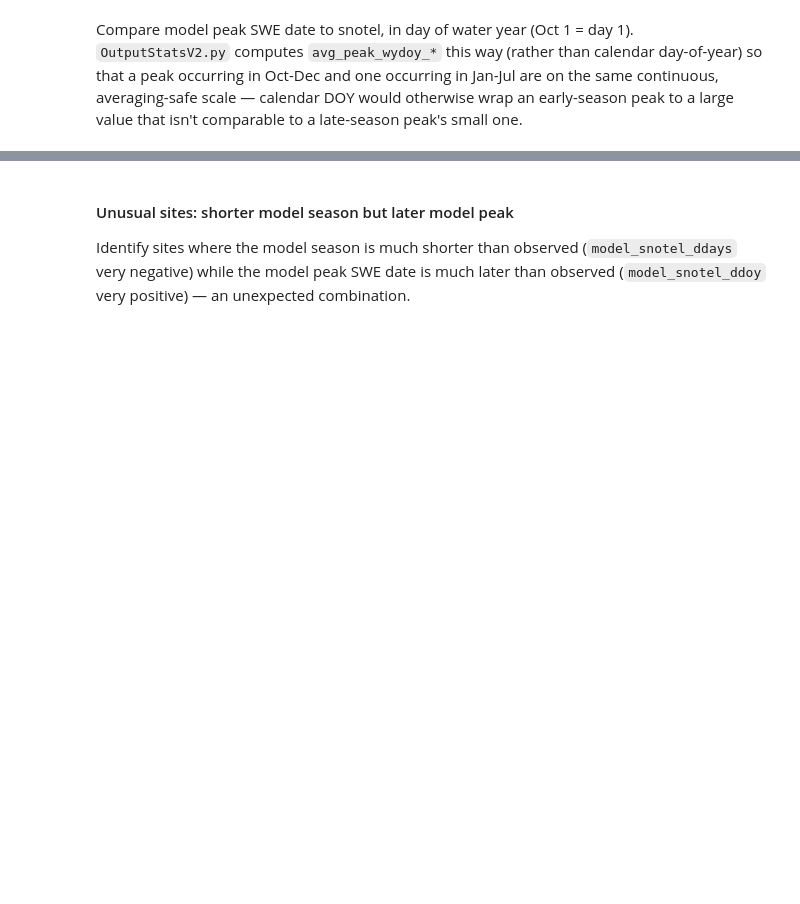
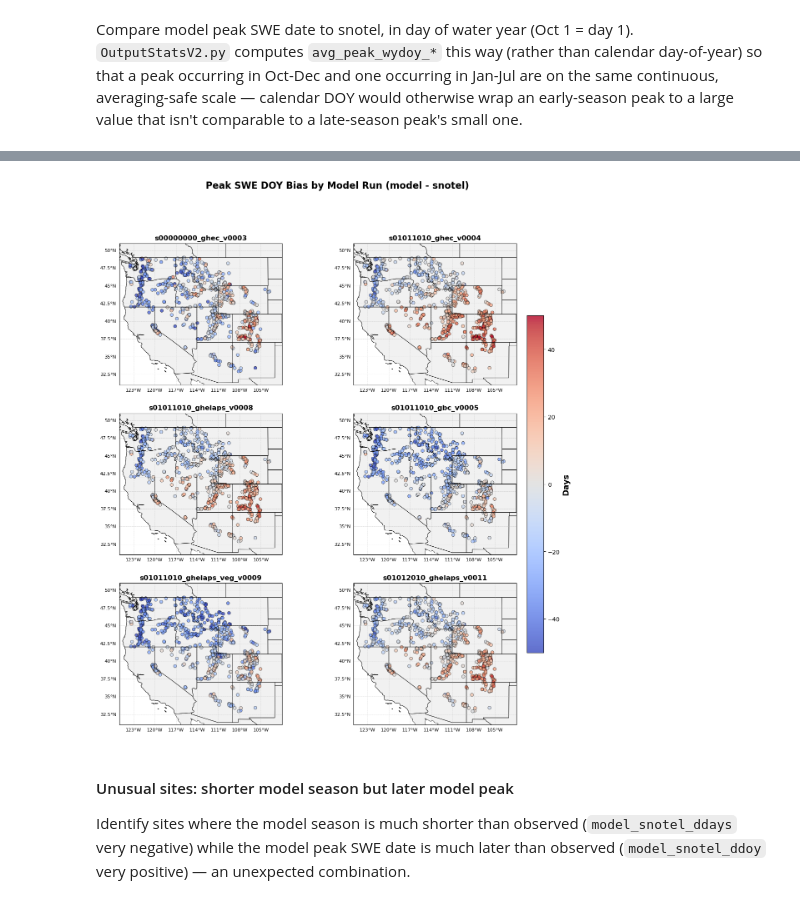
Before and after one commit to chrisrycx/lm4px_data_analysis, a Jupyter notebook: output_analysis/interactive/SpatialErrorV2.ipynb, the cells around one changed output, grey strips where cells are left out. Cells and saved outputs as stored; diff of their text form; code cells hidden in the pictures; blank space fills up the shorter version.

```diff
--- a/output_analysis/interactive/SpatialErrorV2.ipynb
+++ b/output_analysis/interactive/SpatialErrorV2.ipynb
@@ -80,33 +104,39 @@ peak_doy['model_snotel_ddoy'] = peak_doy['avg_peak_wydoy_model'] - peak_doy['avg
 # %%
-# Peak SWE DOY map
-fig = plt.figure(figsize=(12, 6))
-ax = plt.subplot(1, 1, 1, projection=ccrs.PlateCarree())
-ax.set_extent([-125, -102, 31, 51], crs=ccrs.PlateCarree())
-ax.add_feature(cfeature.STATES, linewidth=0.5, edgecolor='black')
-ax.add_feature(cfeature.COASTLINE, linewidth=0.5)
-ax.add_feature(cfeature.BORDERS, linewidth=0.5)
-ax.add_feature(cfeature.LAND, facecolor='lightgray', alpha=0.3)
-scatter = ax.scatter(peak_doy['longitude'], peak_doy['latitude'],
-                     c=peak_doy['model_snotel_ddoy'],
-                     s=50,
-                     alpha=0.8,
-                     cmap='coolwarm',
-                     vmin=-50,
-                     vmax=50,
-                     transform=ccrs.PlateCarree(),
-                     edgecolors='black',
-                     linewidth=0.5)
-cbar = plt.colorbar(scatter, ax=ax, orientation='vertical', pad=0.05, shrink=0.8)
-cbar.set_label('Days', fontsize=16, fontweight='bold')
-cbar.ax.tick_params(labelsize=14)
-gl = ax.gridlines(draw_labels=True, linewidth=0.5, alpha=0.5, linestyle='--')
-gl.top_labels = False
-gl.right_labels = False
-gl.geo_labels = False
-gl.xlabel_style = {'size': 16}
-gl.ylabel_style = {'size': 16}
-plt.tight_layout()
+# Peak SWE DOY map - one subplot per model run
+fig, axes = plt.subplots(3, 2, figsize=(16, 15), subplot_kw={'projection': ccrs.PlateCarree()})
+
+for ax, (name, model_df) in zip(axes.flat, dfs.items()):
+    model_peak_doy = model_df[['site', 'latitude', 'longitude', 'avg_peak_wydoy_snotel', 'avg_peak_wydoy_model']].copy()
+    model_peak_doy['model_snotel_ddoy'] = model_peak_doy['avg_peak_wydoy_model'] - model_peak_doy['avg_peak_wydoy_snotel']
+
+    ax.set_extent([-125, -102, 31, 51], crs=ccrs.PlateCarree())
+    ax.add_feature(cfeature.STATES, linewidth=0.5, edgecolor='black')
+    ax.add_feature(cfeature.COASTLINE, linewidth=0.5)
+    ax.add_feature(cfeature.BORDERS, linewidth=0.5)
+    ax.add_feature(cfeature.LAND, facecolor='lightgray', alpha=0.3)
+    scatter = ax.scatter(model_peak_doy['longitude'], model_peak_doy['latitude'],
+                         c=model_peak_doy['model_snotel_ddoy'],
+                         s=30,
+                         alpha=0.8,
+                         cmap='coolwarm',
+                         vmin=-50,
+                         vmax=50,
+                         transform=ccrs.PlateCarree(),
+                         edgecolors='black',
+                         linewidth=0.5)
+    ax.set_title(name, fontsize=12, fontweight='bold')
+    gl = ax.gridlines(draw_labels=True, linewidth=0.5, alpha=0.5, linestyle='--')
+    gl.top_labels = False
+    gl.right_labels = False
+    gl.xlabel_style = {'size': 8}
+    gl.ylabel_style = {'size': 8}
+
+fig.suptitle('Peak SWE DOY Bias by Model Run (model - snotel)', fontsize=16, fontweight='bold')
+cbar = fig.colorbar(scatter, ax=axes, orientation='vertical', pad=0.02, shrink=0.7)
+cbar.set_label('Days', fontsize=14, fontweight='bold')
 #fig.savefig('../images/ElevationMap.pdf', bbox_inches='tight')
+# %% [output]
+[figure, added]
 # %% [markdown]
 #### Unusual sites: shorter model season but later model peak
 Identify sites where the model season is much shorter than observed (`model_snotel_ddays` very negative) while the model peak SWE date is much later than observed (`model_snotel_ddoy` very positive) — an unexpected combination.
```
Also changed, not shown: parts of 8 cells of this notebook, 6 other files.
